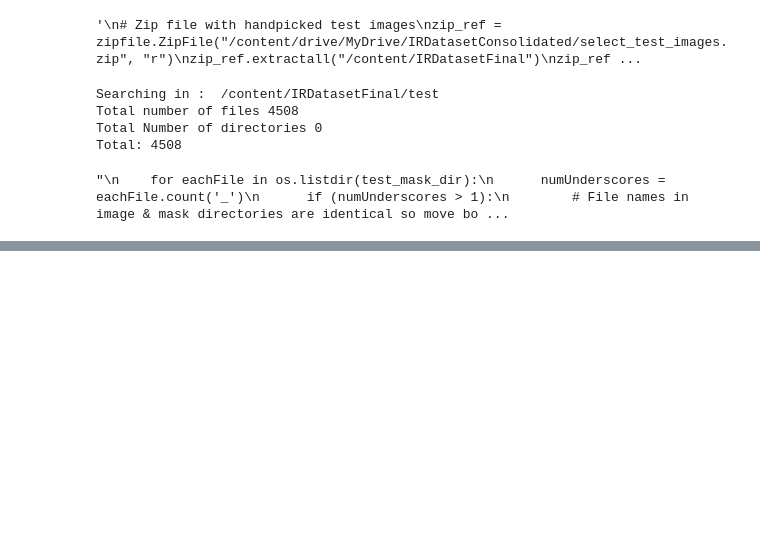
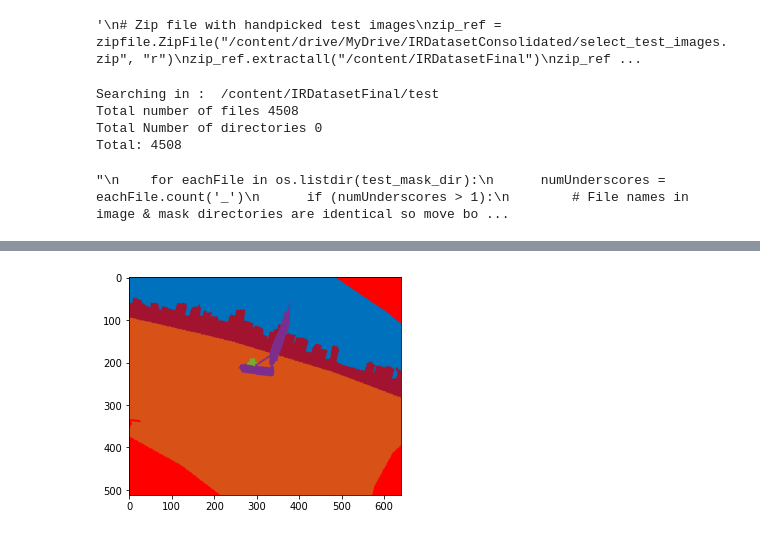
Before and after one commit to ssnirgudkar/Datasetpaper-final, a Jupyter notebook: deeplab2_Finalpaper_submission_Inference.ipynb, the cells around one changed output, grey strips where cells are left out. Drawn from its saved outputs; the diff is of its cells as text; code cells hidden in the pictures; blank space fills up the shorter version.

```diff
--- a/deeplab2_Finalpaper_submission_Inference.ipynb
+++ b/deeplab2_Finalpaper_submission_Inference.ipynb
@@ -545,7 +546,8 @@ def plot_samples_matplotlib(display_list, filename, index, start, figsize=(5, 3)
 
     index_mod = index+start
     #Saving the inferred segmented image as a picture
-    plt.savefig('/content/drive/MyDrive/InferenceLarge20192020shuffled/deeplab/picture/' + str(index_mod) +'--runreviseddata-2--' +  filename)
+    plt.savefig('/content/drive/MyDrive/InferenceLarge20192020shuffled-batch2/deeplab/picture/' + str(index_mod) +'--runreviseddata-3--' +  filename)
+
     #plt.cla()
     #plt.close(fig)
 
@@ -553,6 +555,30 @@ def plot_samples_matplotlib(display_list, filename, index, start, figsize=(5, 3)
     #print (index)
     #plt.show()
 
+#the below function is used only if you want to display a single image and not a subplot of image, mask, gtmask
+def imageormask(display_list, filename, index, start, figsize=(5, 3)):
+    #_, axes = plt.subplots(nrows=1, ncols=len(display_list), figsize=figsize)
+    #fig, axes = plt.subplots(nrows=1, ncols=len(display_list), figsize=figsize)
+
+
+    for i in range(len(display_list)):
+        if display_list[i].shape[-1] == 3:
+            #print("shape of display list", np.shape(tf.keras.preprocessing.image.array_to_img(display_list[i])))
+            plt.imshow(tf.keras.preprocessing.image.array_to_img(display_list[i]))
+        else:
+            #print("shape of display list 2", np.shape(display_list[i]))
+            plt.imshow(display_list[i])
+
+    index_mod = index+start
+    #Saving the inferred segmented image as a picture
+    plt.savefig('/content/drive/MyDrive/InferenceReports/'+ 'mask'+ filename)
+
+    #plt.cla()
+    #plt.close(fig)
+
+    #Displays the image on screen
+    #print (index)
+    #plt.show()
 
 
 def plot_predictions(images_list, masks_list, start, colormap, model):
@@ -574,7 +600,7 @@ def plot_predictions(images_list, masks_list, start, colormap, model):
             index_mod = index+start
 
             ##Saving the category ids in an image for programatic IoU check
-            output_Im.save(('/content/drive/MyDrive/InferenceLarge20192020shuffled/deeplab/program/' + str(index_mod) +'--runreviseddata-2--' +  filename))
+            output_Im.save(('/content/drive/MyDrive/InferenceLarge20192020shuffled-batch2/deeplab/program/' + str(index_mod) +'--runreviseddata-3--' +  filename))
 
             prediction_colormap = decode_segmentation_masks(prediction_mask, colormap, 7)
             overlay = get_overlay(image_tensor, prediction_colormap)
@@ -596,9 +622,18 @@ def plot_predictions(images_list, masks_list, start, colormap, model):
             plot_samples_matplotlib(
               [image_tensor, overlay, prediction_colormap,gt_colormap], filename, index, start, figsize=(18, 14)
             )
+
+            '''
+            #the below code is if you want to print an individual image and not a comb image, mask, gt
+            imageormask(
+              [gt_colormap], filename, index, start, figsize=(18, 14)
+            )
+            '''
 # %%
-start = 4000
-end = 4509
-plot_predictions(test_images[start:end], test_masks [start:end], start, colormap, model=reconstructed_model)
+start = 2282
+end = 2296
+plot_predictions(test_images[start:end], test_masks[start:end], start, colormap, model=reconstructed_model)
+# %% [output]
+[figure, added]
 # %%
 #This was a a trial to run w/o test masks
```
Also changed, not shown: parts of 5 cells of this notebook.
